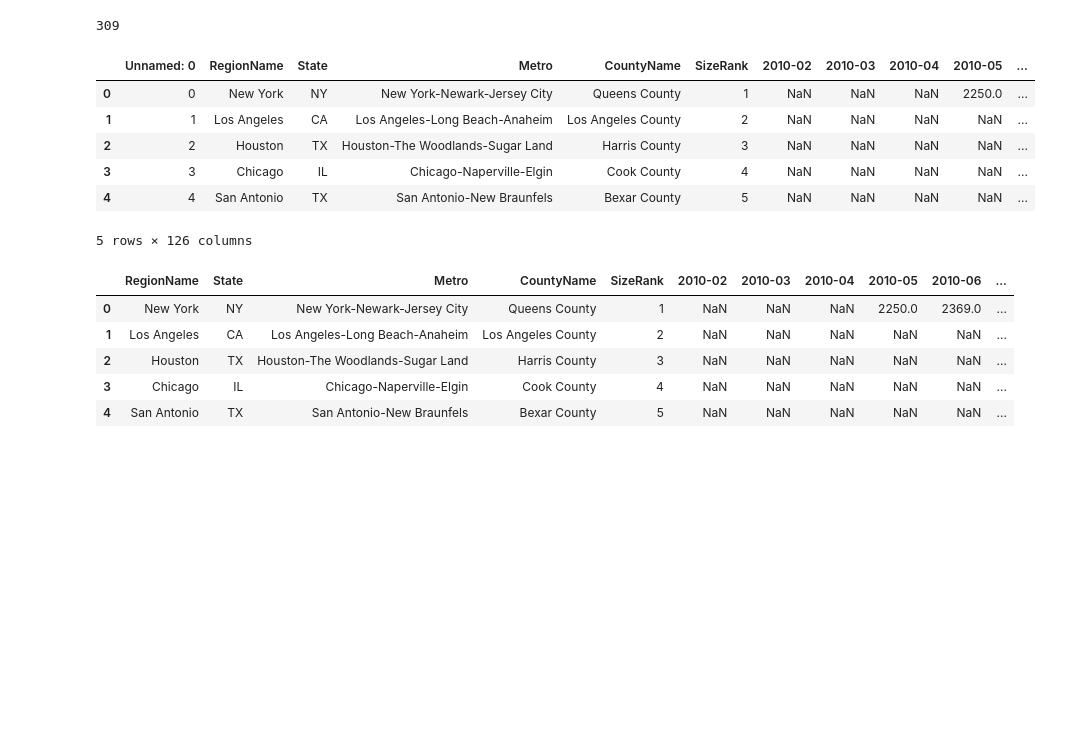
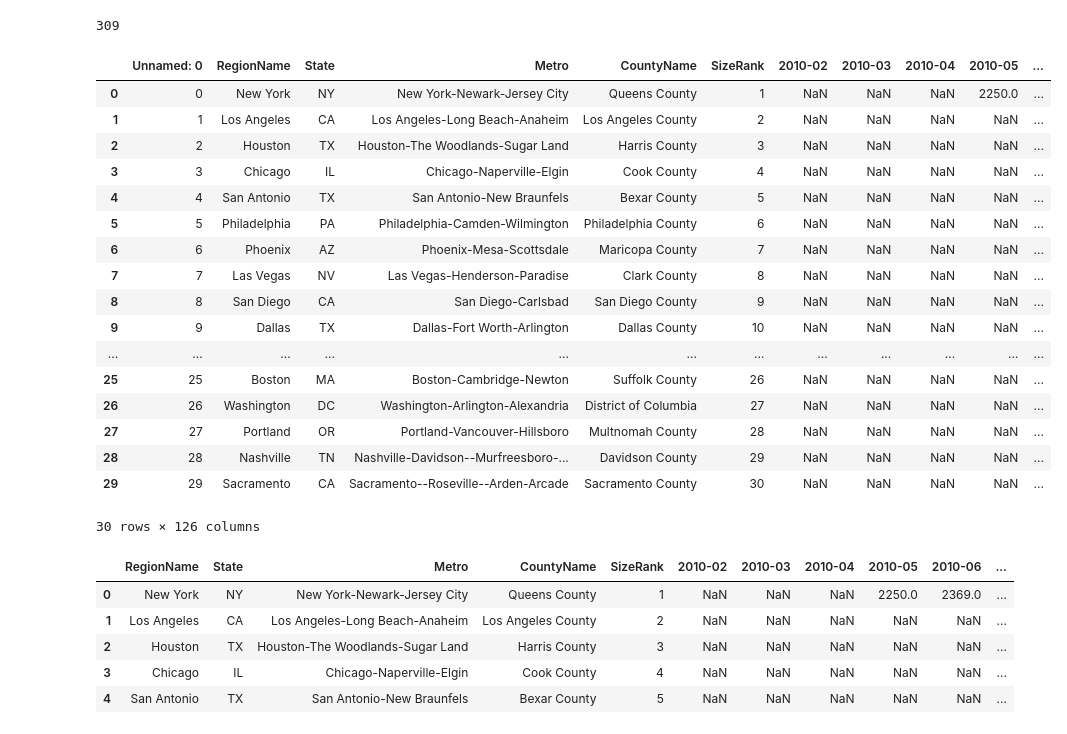
Before and after one commit to TabithaMaud/rental-analysis-final-project, a Jupyter notebook: report.ipynb, the cells around one changed output. Drawn from its saved outputs; the diff is of its cells as text; code cells hidden in the pictures; blank space fills up the shorter version.

```diff
--- a/report.ipynb
+++ b/report.ipynb
@@ -31,15 +31,26 @@ fourbedroom.RegionName.nunique()
 # All Rentals DF:
 rentals = pd.concat([onebedroom, fourbedroom])
 # %%
-rentals.head()
+rentals.head(30)
 # %% [output]
 |  | Unnamed: 0 | RegionName | State | Metro | CountyName | SizeRank | 2010-02 | 2010-03 | 2010-04 | 2010-05 | ... |
 | 0 | 0 | New York | NY | New York-Newark-Jersey City | Queens County | 1 | NaN | NaN | NaN | 2250.0 | ... |
 | 1 | 1 | Los Angeles | CA | Los Angeles-Long Beach-Anaheim | Los Angeles County | 2 | NaN | NaN | NaN | NaN | ... |
 | 2 | 2 | Houston | TX | Houston-The Woodlands-Sugar Land | Harris County | 3 | NaN | NaN | NaN | NaN | ... |
 | 3 | 3 | Chicago | IL | Chicago-Naperville-Elgin | Cook County | 4 | NaN | NaN | NaN | NaN | ... |
 | 4 | 4 | San Antonio | TX | San Antonio-New Braunfels | Bexar County | 5 | NaN | NaN | NaN | NaN | ... |
+| 5 | 5 | Philadelphia | PA | Philadelphia-Camden-Wilmington | Philadelphia County | 6 | NaN | NaN | NaN | NaN | ... |
+| 6 | 6 | Phoenix | AZ | Phoenix-Mesa-Scottsdale | Maricopa County | 7 | NaN | NaN | NaN | NaN | ... |
+| 7 | 7 | Las Vegas | NV | Las Vegas-Henderson-Paradise | Clark County | 8 | NaN | NaN | NaN | NaN | ... |
+| 8 | 8 | San Diego | CA | San Diego-Carlsbad | San Diego County | 9 | NaN | NaN | NaN | NaN | ... |
+| 9 | 9 | Dallas | TX | Dallas-Fort Worth-Arlington | Dallas County | 10 | NaN | NaN | NaN | NaN | ... |
+| ... | ... | ... | ... | ... | ... | ... | ... | ... | ... | ... | ... |
+| 25 | 25 | Boston | MA | Boston-Cambridge-Newton | Suffolk County | 26 | NaN | NaN | NaN | NaN | ... |
+| 26 | 26 | Washington | DC | Washington-Arlington-Alexandria | District of Columbia | 27 | NaN | NaN | NaN | NaN | ... |
+| 27 | 27 | Portland | OR | Portland-Vancouver-Hillsboro | Multnomah County | 28 | NaN | NaN | NaN | NaN | ... |
+| 28 | 28 | Nashville | TN | Nashville-Davidson--Murfreesboro-... | Davidson County | 29 | NaN | NaN | NaN | NaN | ... |
+| 29 | 29 | Sacramento | CA | Sacramento--Roseville--Arden-Arcade | Sacramento County | 30 | NaN | NaN | NaN | NaN | ... |
-5 rows × 126 columns
+30 rows × 126 columns
 # %%
 rentals.drop('Unnamed: 0', inplace=True, axis=1)
 rentals.head()
```
Also changed, not shown: parts of 12 cells of this notebook.
